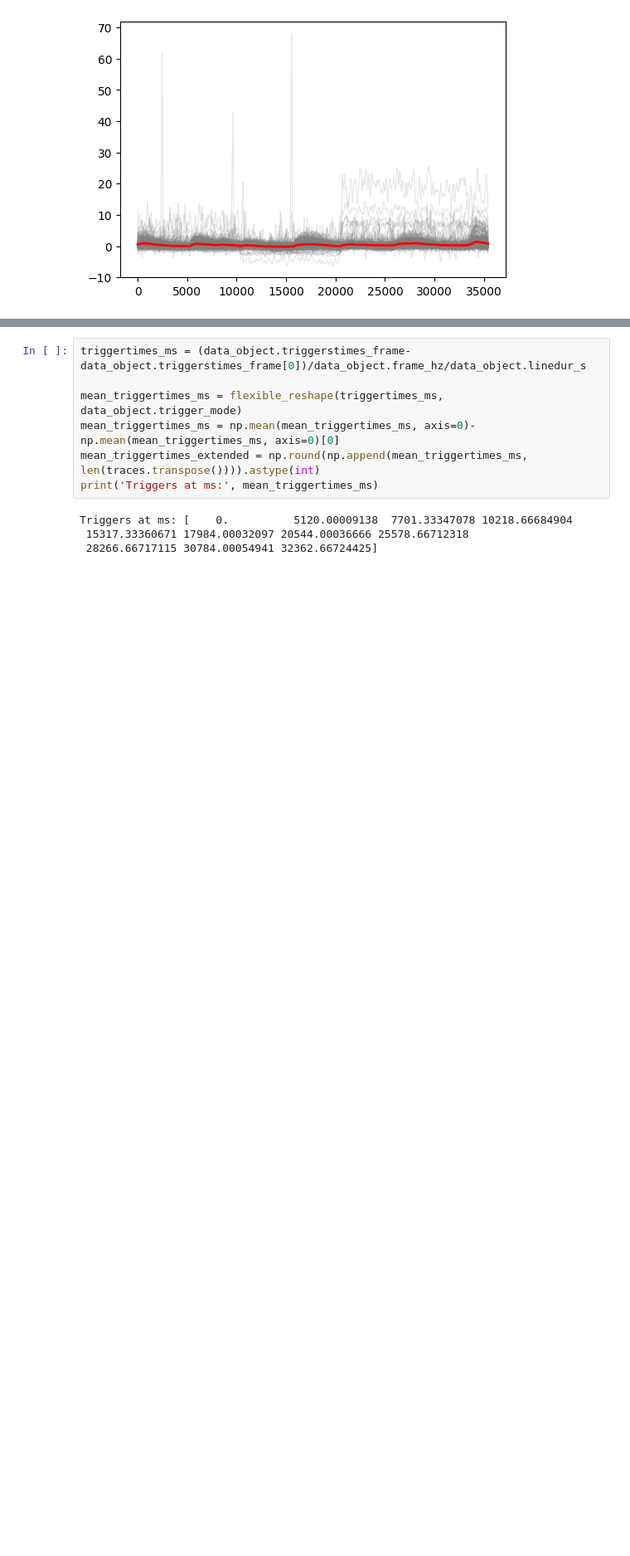
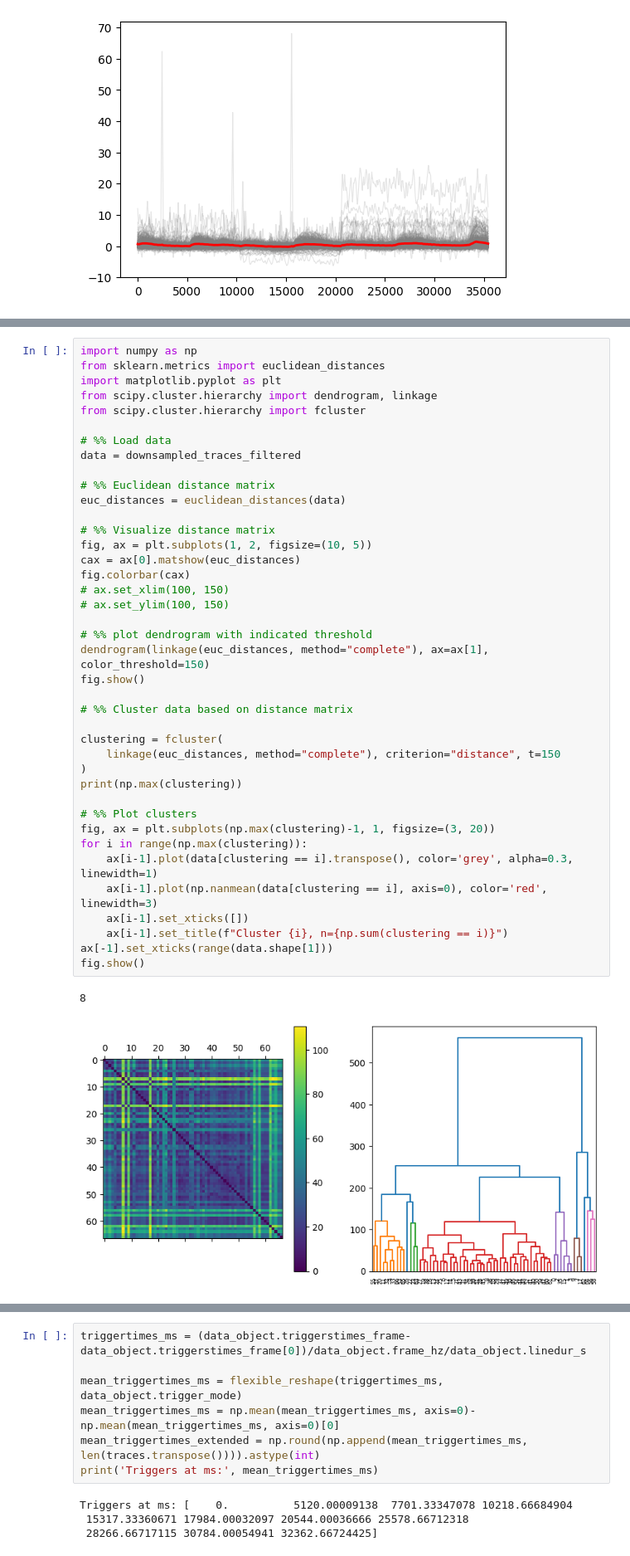
Before and after one commit to simbru/pygor, a Jupyter notebook: ROI_clustering.ipynb, the cells around one changed output, grey strips where cells are left out. Shown at 83% size. Saved outputs shown, nothing was run; the diff lists cells and outputs as text; blank space fills up the shorter version.

Commit message:
fclust implemented. last to do: properly identify responding rois

```diff
--- a/ROI_clustering.ipynb
+++ b/ROI_clustering.ipynb
@@ -41,0 +85,43 @@ traces = data_object.averages
+# %%
+import numpy as np
+from sklearn.metrics import euclidean_distances
+import matplotlib.pyplot as plt
+from scipy.cluster.hierarchy import dendrogram, linkage
+from scipy.cluster.hierarchy import fcluster
+
+# %% Load data
+data = downsampled_traces_filtered
+
+# %% Euclidean distance matrix
+euc_distances = euclidean_distances(data)
+
+# %% Visualize distance matrix
+fig, ax = plt.subplots(1, 2, figsize=(10, 5))
+cax = ax[0].matshow(euc_distances)
+fig.colorbar(cax)
+# ax.set_xlim(100, 150)
+# ax.set_ylim(100, 150)
+
+# %% plot dendrogram with indicated threshold
+dendrogram(linkage(euc_distances, method="complete"), ax=ax[1], color_threshold=150)
+fig.show()
+
+# %% Cluster data based on distance matrix
+
+clustering = fcluster(
+    linkage(euc_distances, method="complete"), criterion="distance", t=150
+)
+print(np.max(clustering))
+
+# %% Plot clusters
+fig, ax = plt.subplots(np.max(clustering)-1, 1, figsize=(3, 20))
+for i in range(np.max(clustering)):
+    ax[i-1].plot(data[clustering == i].transpose(), color='grey', alpha=0.3, linewidth=1)
+    ax[i-1].plot(np.nanmean(data[clustering == i], axis=0), color='red', linewidth=3)
+    ax[i-1].set_xticks([])
+    ax[i-1].set_title(f"Cluster {i}, n={np.sum(clustering == i)}")
+ax[-1].set_xticks(range(data.shape[1]))
+fig.show()
+# %% [output]
+8
+[figure, added]
```
Also changed, not shown: parts of 16 cells of this notebook, 1 other file.
